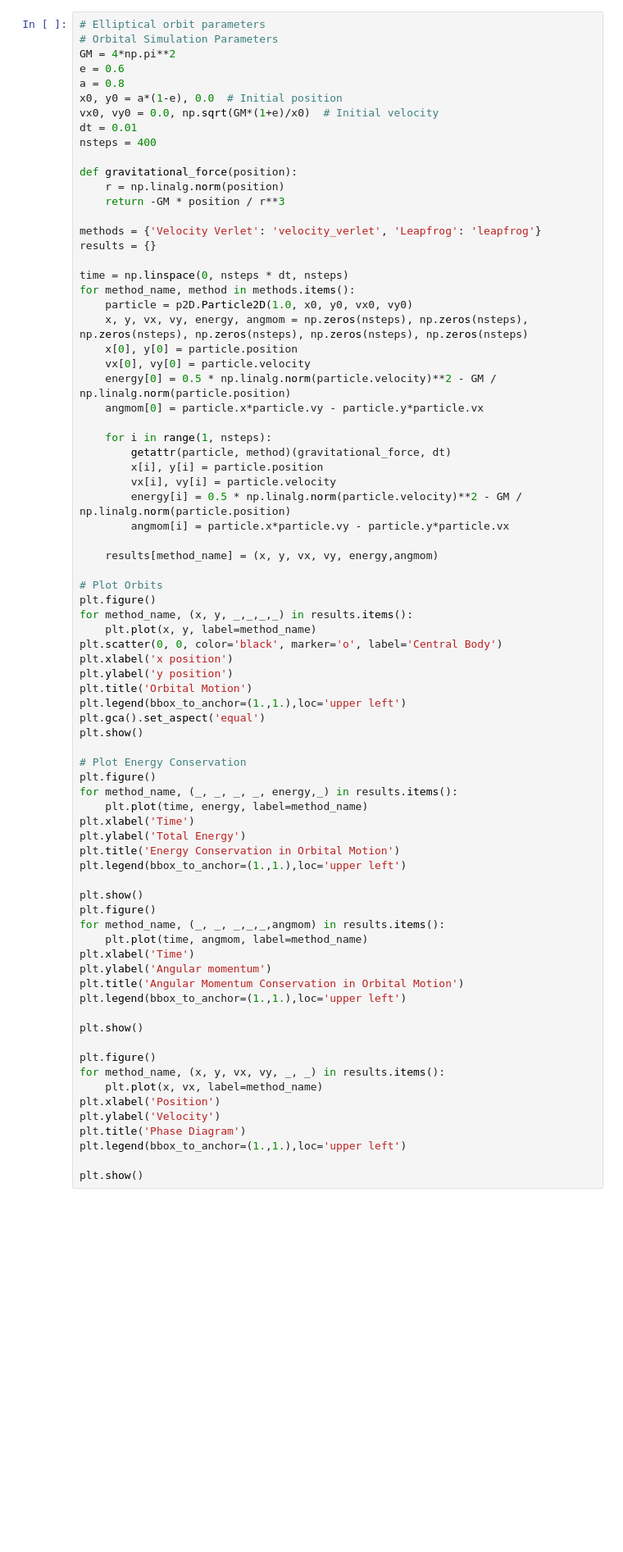
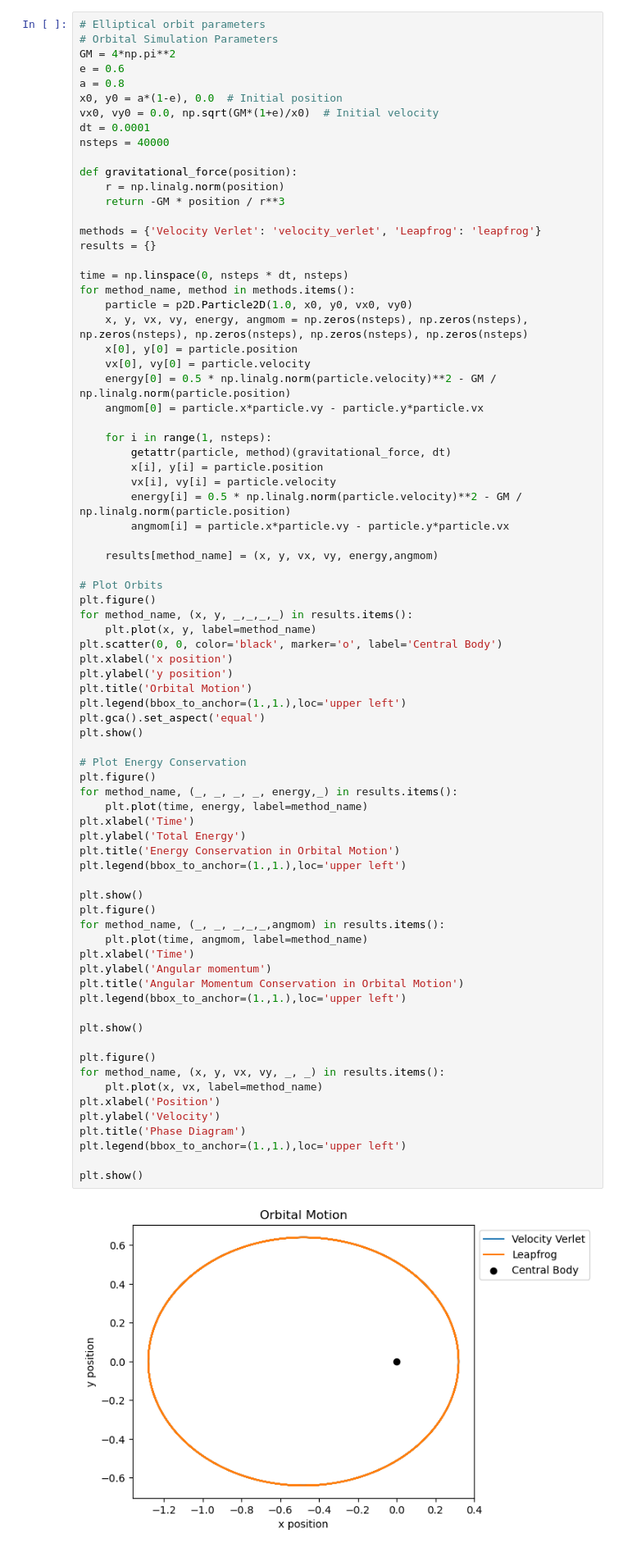
Before and after one commit to Phys3211/resources, a Jupyter notebook: Computation/06_Lecture_Verlet_Method.ipynb, the cells around one changed output. Shown at 82% size. Drawn from its saved outputs; the diff is of its cells as text; blank space fills up the shorter version.

```diff
--- a/Computation/06_Lecture_Verlet_Method.ipynb
+++ b/Computation/06_Lecture_Verlet_Method.ipynb
@@ -147,8 +152,8 @@ e = 0.6
 a = 0.8
 x0, y0 = a*(1-e), 0.0  # Initial position
 vx0, vy0 = 0.0, np.sqrt(GM*(1+e)/x0)  # Initial velocity
-dt = 0.01
-nsteps = 400
+dt = 0.0001
+nsteps = 40000
 
 def gravitational_force(position):
     r = np.linalg.norm(position)
@@ -189,30 +194,32 @@ plt.show()
 
 # Plot Energy Conservation
 plt.figure()
 for method_name, (_, _, _, _, energy,_) in results.items():
     plt.plot(time, energy, label=method_name)
 plt.xlabel('Time')
 plt.ylabel('Total Energy')
 plt.title('Energy Conservation in Orbital Motion')
 plt.legend(bbox_to_anchor=(1.,1.),loc='upper left')
 
 plt.show()
 plt.figure()
 for method_name, (_, _, _,_,_,angmom) in results.items():
     plt.plot(time, angmom, label=method_name)
 plt.xlabel('Time')
 plt.ylabel('Angular momentum')
 plt.title('Angular Momentum Conservation in Orbital Motion')
 plt.legend(bbox_to_anchor=(1.,1.),loc='upper left')
 
 plt.show()
 
 plt.figure()
 for method_name, (x, y, vx, vy, _, _) in results.items():
     plt.plot(x, vx, label=method_name)
 plt.xlabel('Position')
 plt.ylabel('Velocity')
 plt.title('Phase Diagram')
 plt.legend(bbox_to_anchor=(1.,1.),loc='upper left')
 
 plt.show()
+# %% [output]
+[figure, added]
```
Also changed, not shown: parts of 4 cells of this notebook, 11 other files.
